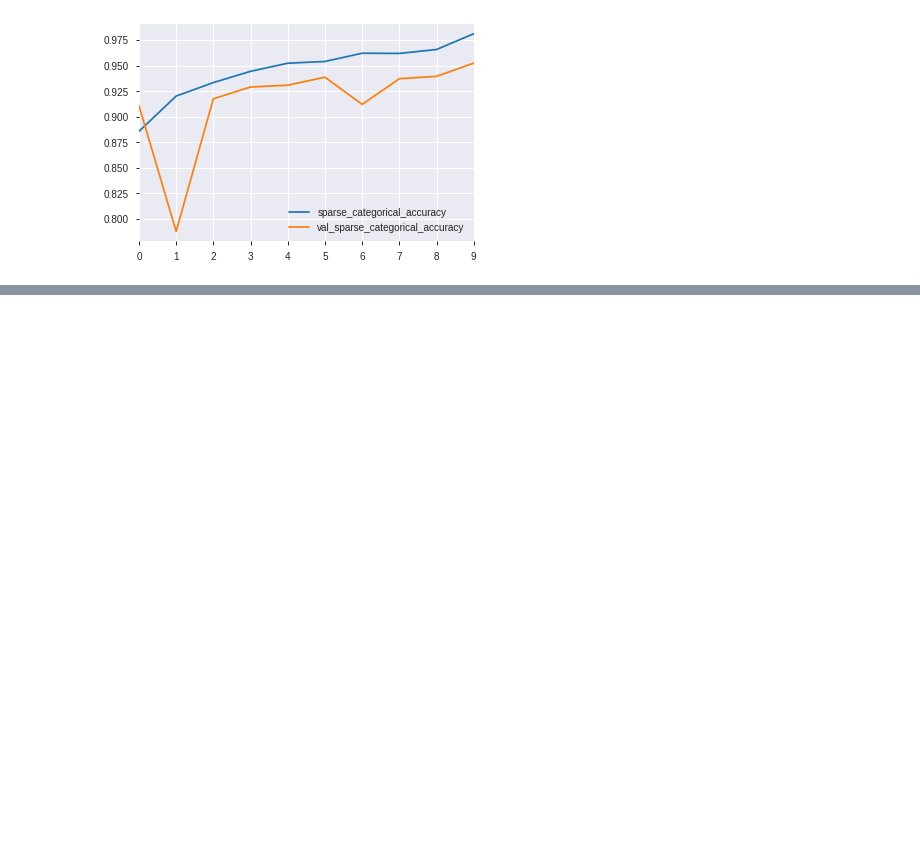
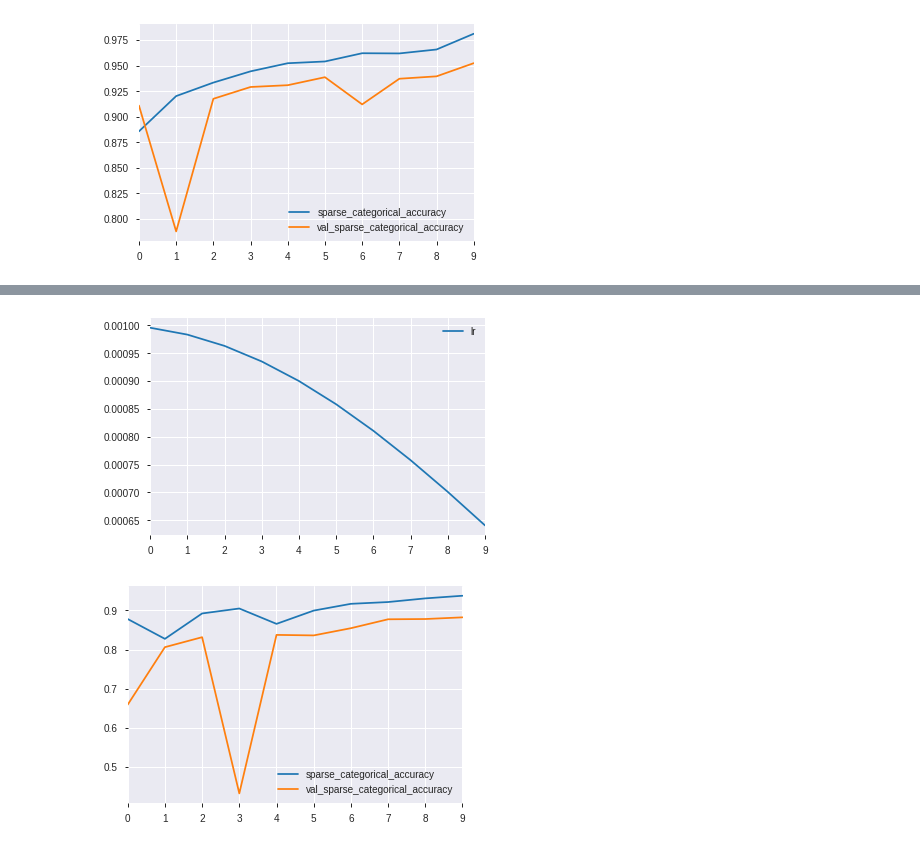
Before and after one commit to mjurkus/ai_bootcamp_9_iWildCam, a Jupyter notebook: iWildCamp.ipynb, the cells around one changed output, grey strips where cells are left out. Drawn from its saved outputs; the diff is of its cells as text; code cells hidden in the pictures; blank space fills up the shorter version.

```diff
--- a/iWildCamp.ipynb
+++ b/iWildCamp.ipynb
@@ -352,0 +388,32 @@ learner_weighted.show_history('acc')
+# %%
+train_data, validation_data = train_test_split(df2, test_size=0.4)
+validation_data, test_data = train_test_split(validation_data, test_size=0.5)
+# %%
+base_config = ImageDatasetConfig(
+    img_dims=IMG_DIMS,
+    batch_size=32,
+    preprocess_pipeline=[
+        ImageParser(),
+        ImageCropTransformation(IMG_DIMS, crop_adjustment=1.5),
+    ],
+)
+
+train_dataset = ImageDataset(base_config.copy(
+        preprocess_pipeline=[
+            ImageLRFlpTransformation(),
+            ImageHueTransformation()
+        ],
+        shuffle=True,
+    )).build_from_df(train_data, 'path', 'category_id')
+
+data_container = DataContainer(
+    train=train_dataset,
+    validation=ImageDataset(base_config.copy(
+        preprocess_pipeline = [
+            ImageLRFlpTransformation(),
+        ],
+    )).with_label_map(train_dataset.label_map).build_from_df(validation_data, 'path', 'category_id'),
+    test=ImageDataset(base_config.copy(
+        preprocess_pipeline=[],
+    )).with_label_map(train_dataset.label_map).build_from_df(test_data, 'path', 'category_id'),
+)
@@ -352,0 +495,6 @@ learner_weighted.show_history('acc')
+# %%
+learner_small.show_history('lr')
+learner_small.show_history('acc')
+# %% [output]
+[figure, added]
+[figure, added]
```
Also changed, not shown: parts of 9 cells of this notebook.
